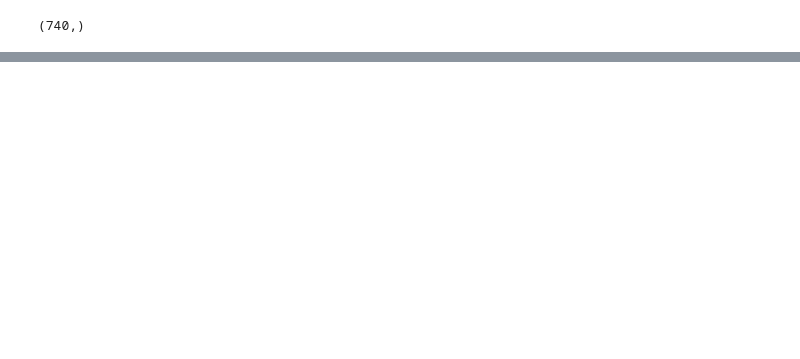
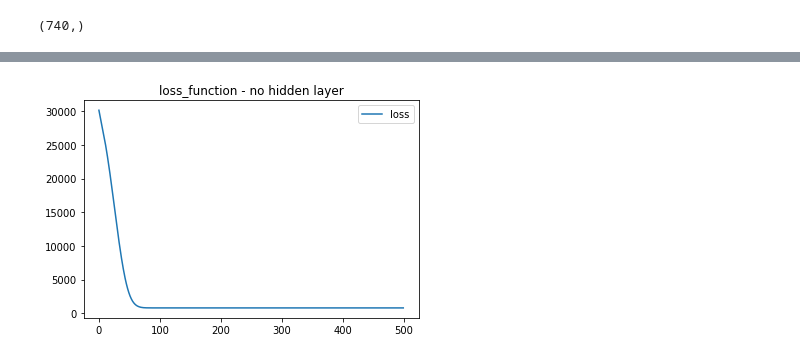
Before and after one commit to agalakt/group_project_2, a Jupyter notebook: Models/FANN.ipynb, the cells around one changed output, grey strips where cells are left out. Drawn from its saved outputs; the diff is of its cells as text; code cells hidden in the pictures; blank space fills up the shorter version.

```diff
--- a/Models/FANN.ipynb
+++ b/Models/FANN.ipynb
@@ -25,7 +26,7 @@ aapl_df.head()
 | 4 | 2016-12-12 00:00:00 | 2016-12-12 00:00:00 | 108.231384 | 0.981969 | 0.561362 | 0.561721 | 0.424356 | -0.538290 | 0.168684 | -0.676109 | ... | ... |
 5 rows × 27 columns
 # %%
-X = aapl_df.iloc[].values
+X = aapl_df.iloc[:,2:].values
 y = aapl_df["AdjClose"].values
 # %%
 X.shape
@@ -37,16 +38,16 @@ y.shape
 (740,)
 # %%
 #No weights for t-1, t-2, t-3 news prevalence
-number_input_features = 25
+number_input_features = 24
 hidden_nodes_layer1 = 18
-hidden_nodes_layer2 = 4
+
 
 # First hidden layer
 nn.add(
     Dense(units=hidden_nodes_layer1, input_dim=number_input_features, activation="relu")
 )
 # Second hidden layer
-nn.add(Dense(units=hidden_nodes_layer2, activation="relu"))
+
 # Output layer
 nn.add(Dense(units=1, activation="linear"))
 # %%
@@ -54,5 +55,5 @@ nn.add(Dense(units=1, activation="linear"))
 nn.compile(loss="mean_squared_error", optimizer="adam", metrics=["mse"])
 
 # Train the model
-model_1 = nn.fit(X, y, validation_split=0.3, epochs=200)
+model_1 = nn.fit(X, y, validation_split=0.3, epochs=500)
 # %% [output]
@@ -59,0 +77,7 @@ ValueError: Error when checking input: expected dense_input to have shape (25,)
+# %%
+plt.plot(model_1.history["loss"])
+plt.title("loss_function - no hidden layer")
+plt.legend(["loss"])
+plt.show()
+# %% [output]
+[figure, added]
```
Also changed, not shown: parts of 3 cells of this notebook.
